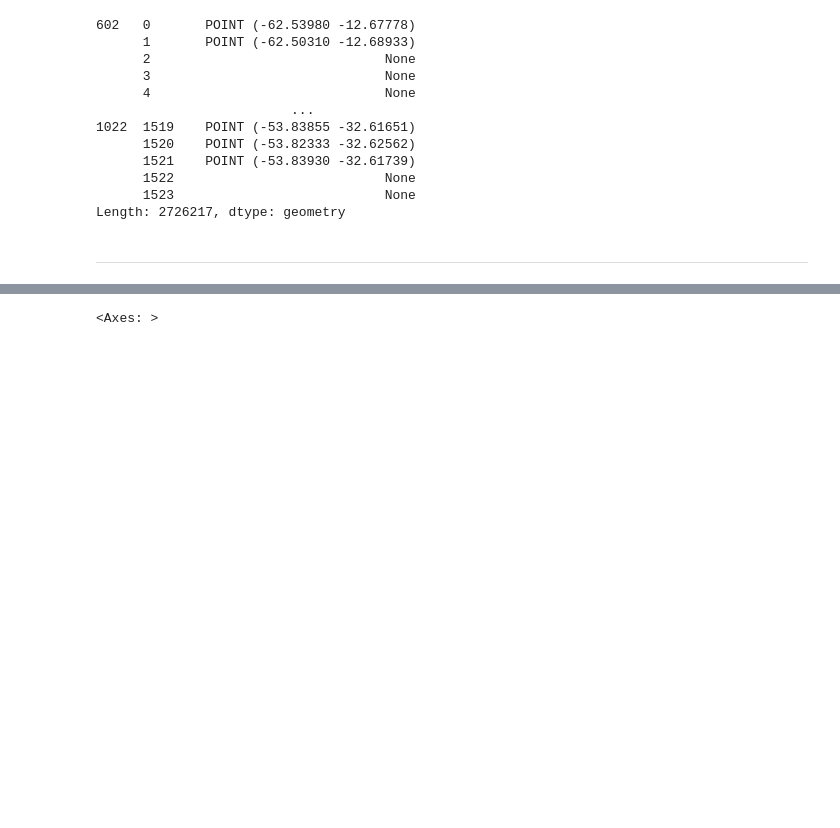
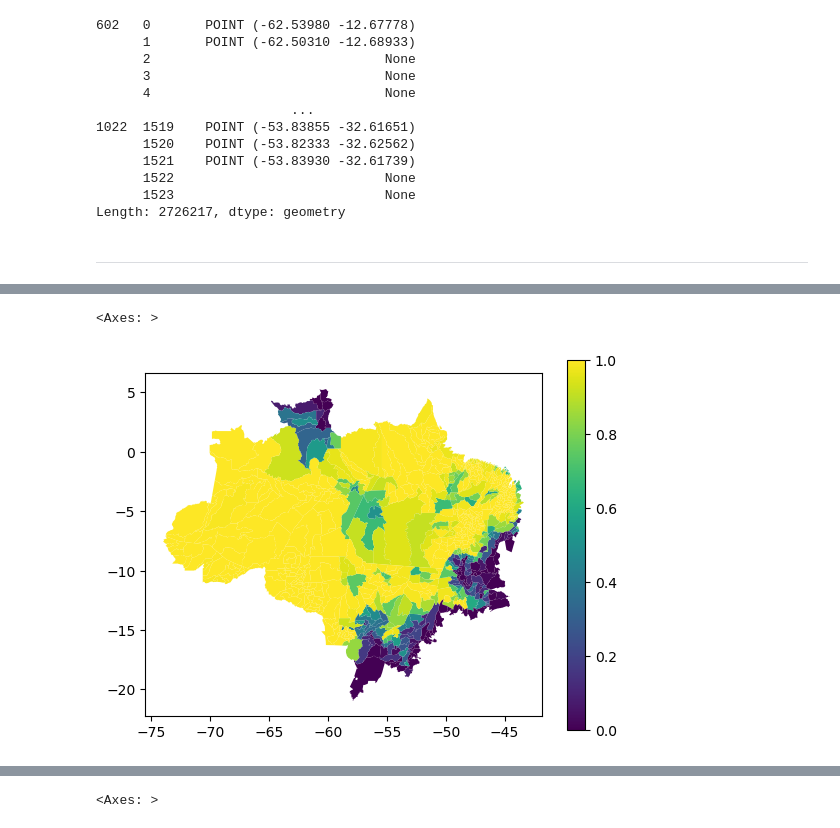
Before and after one commit to felixschulz385/Masterthesis, a Jupyter notebook: code/experiments/cloud_cover.ipynb, the cells around one changed output, grey strips where cells are left out. Saved outputs shown, nothing was run; the diff lists cells and outputs as text; code cells hidden in the pictures; blank space fills up the shorter version.

```diff
--- a/code/experiments/cloud_cover.ipynb
+++ b/code/experiments/cloud_cover.ipynb
@@ -182,0 +249,15 @@ dtype: object
+# %%
+# detect and extract month from file name based on month_dict
+files["month"] = files.file.str.extract(r"(" + "|".join(month_dict.keys()) + ")").replace(month_dict)
+# if month is not found, get from numeric in file name
+files.loc[files.month.isna(), "month"] = files.loc[files.month.isna(), "file"].str.extract(".*_\d{4}(\d{2})\d{2}_.*\.shp", expand=False)
+files.loc[files.month.isna(), "month"] = files.loc[files.month.isna(), "file"].str.extract(".*_\d{4}(\d{2})_.*\.shp", expand=False)
+files.loc[files.month.isna(), "month"] = files.loc[files.month.isna(), "file"].str.extract(".*_\d{4}_(\d{2}).*\.shp", expand=False)
+files.loc[files.month.isna(), "month"] = files.loc[files.month.isna(), "file"].str.extract(".*\d{4}(\d{2})\d{2}.*\.shp", expand=False)
+files.loc[files.month.isna(), "month"] = files.loc[files.month.isna(), "file"].str.extract(".*\d{4}(\d{2})\.shp", expand=False)
+#files = files.astype({"year": int, "month": int})
+# %%
+files["type"] = files.file.str.contains(r"uvem|uvens", flags=re.IGNORECASE).map({True: "cloud_cover", False: "DETER"})
+# %%
+boundaries = gpd.read_file("/pfs/work7/workspace/scratch/tu_zxobe27-master_thesis/data/misc/raw/gadm/gadm41_BRA_2.json", engine="pyogrio")
+boundaries["CC_2r"] = boundaries.CC_2.str.slice(0, 6).astype(int)
@@ -182,0 +303,12 @@ dtype: object
+# %%
+out_dict = pickle.load(open("/pfs/work7/workspace/scratch/tu_zxobe27-master_thesis/data/cloud_cover/DETER_cc2r.pkl", "rb"))
+# turn into long dataframe
+out_df = pd.DataFrame(out_dict).transpose().reset_index(names="file").melt(["file"], value_name = "cloud_cover")
+# merge with month and year
+out_df = pd.merge(files[["file", "year", "month"]], out_df, on="file")
+# filter out all CC_2r for which all are NaN or 0
+out_df = out_df.groupby('CC_2r').filter(lambda x: not ((x['cloud_cover'] == 0) | (x['cloud_cover'].isna())).all())
+# aggregate to yearly mean
+out_df_agg = out_df.groupby(["CC_2r", "year"]).agg({"cloud_cover": "mean"}).reset_index().astype({"year": int})
+# save to parquet
+out_df_agg.to_parquet("/pfs/work7/workspace/scratch/tu_zxobe27-master_thesis/data/cloud_cover/cloud_cover_DETER.parquet")
@@ -182,0 +335,5 @@ dtype: object
+# %%
+pd.merge(boundaries, out_df.astype({"year": int, "month": int}).query("year==2011 & month==1"), how = "right", on = "CC_2r").plot(column="cloud_cover", legend=True)
+# %% [output]
+<Axes: >
+[figure, added]
```
Also changed, not shown: parts of 53 cells of this notebook, 29 other files.
